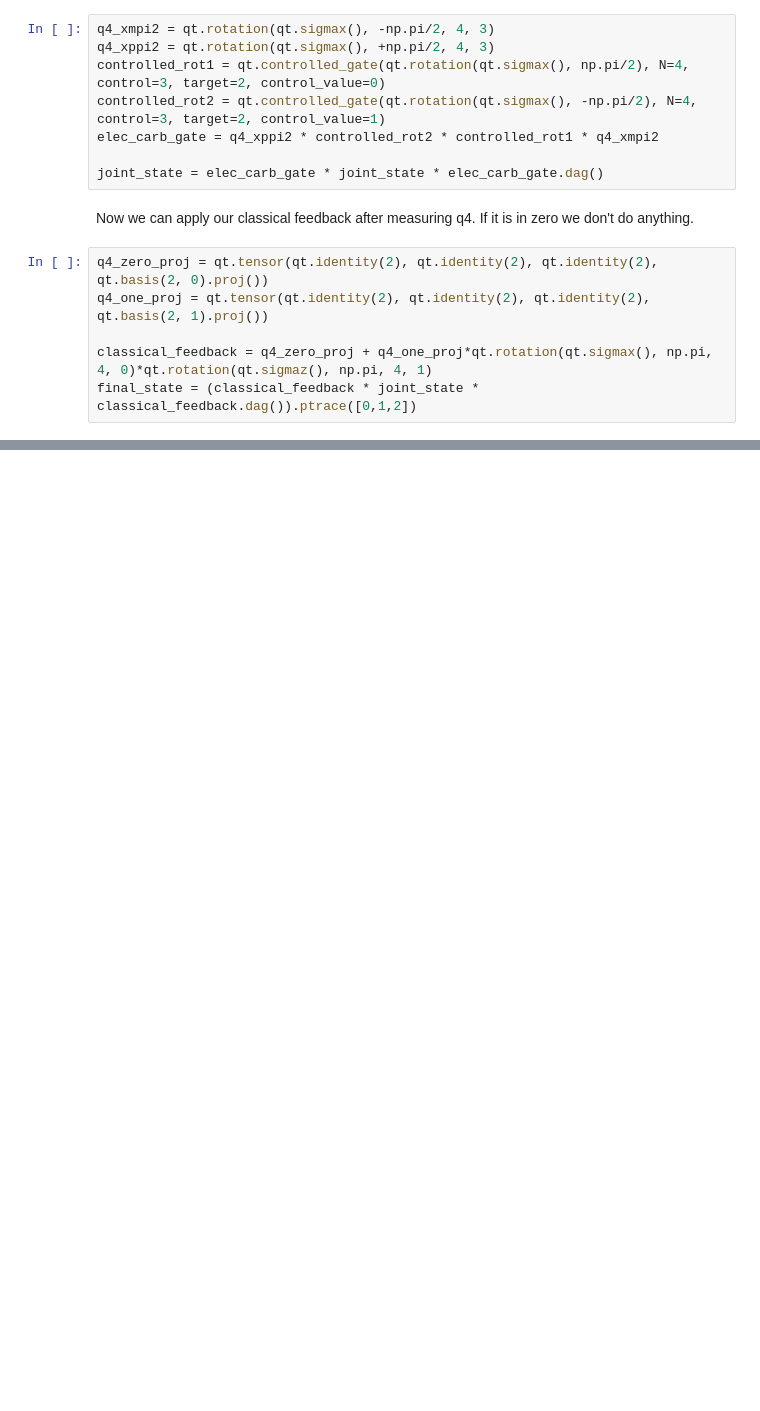
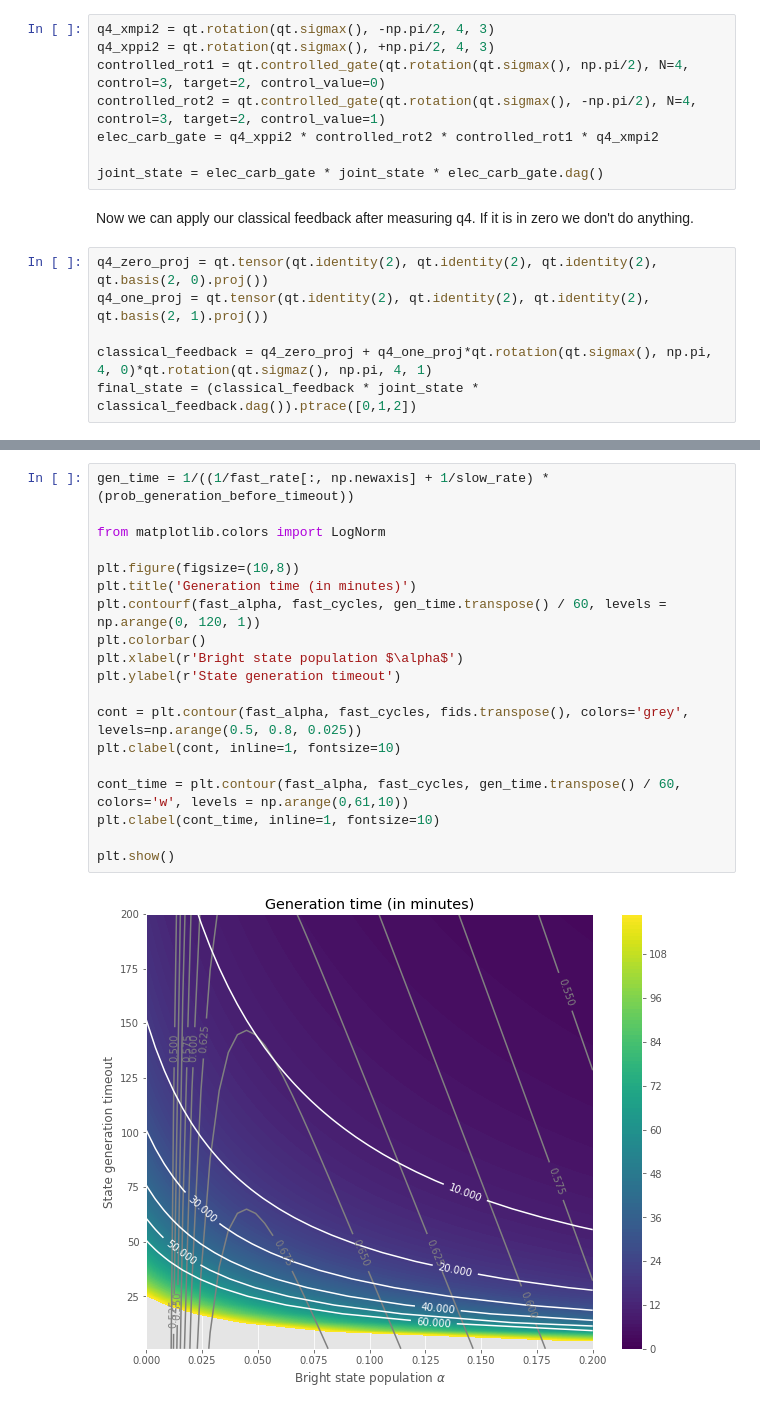
Before and after one commit to matpompili/go-nogo, a Jupyter notebook: Proposal.ipynb, the cells around one changed output, grey strips where cells are left out. Cells and saved outputs as stored; diff of their text form; blank space fills up the shorter version.

```diff
--- a/Proposal.ipynb
+++ b/Proposal.ipynb
@@ -237,0 +286,21 @@ Fidelity of GHZ-like final state with target state: 0.533
+# %%
+gen_time = 1/((1/fast_rate[:, np.newaxis] + 1/slow_rate) * (prob_generation_before_timeout))
+
+from matplotlib.colors import LogNorm
+
+plt.figure(figsize=(10,8))
+plt.title('Generation time (in minutes)')
+plt.contourf(fast_alpha, fast_cycles, gen_time.transpose() / 60, levels = np.arange(0, 120, 1))
+plt.colorbar()
+plt.xlabel(r'Bright state population $\alpha$')
+plt.ylabel(r'State generation timeout')
+
+cont = plt.contour(fast_alpha, fast_cycles, fids.transpose(), colors='grey', levels=np.arange(0.5, 0.8, 0.025))
+plt.clabel(cont, inline=1, fontsize=10)
+
+cont_time = plt.contour(fast_alpha, fast_cycles, gen_time.transpose() / 60, colors='w', levels = np.arange(0,61,10))
+plt.clabel(cont_time, inline=1, fontsize=10)
+
+plt.show()
+# %% [output]
+[figure, added]
```
Also changed, not shown: parts of 28 cells of this notebook, 1 other file.
